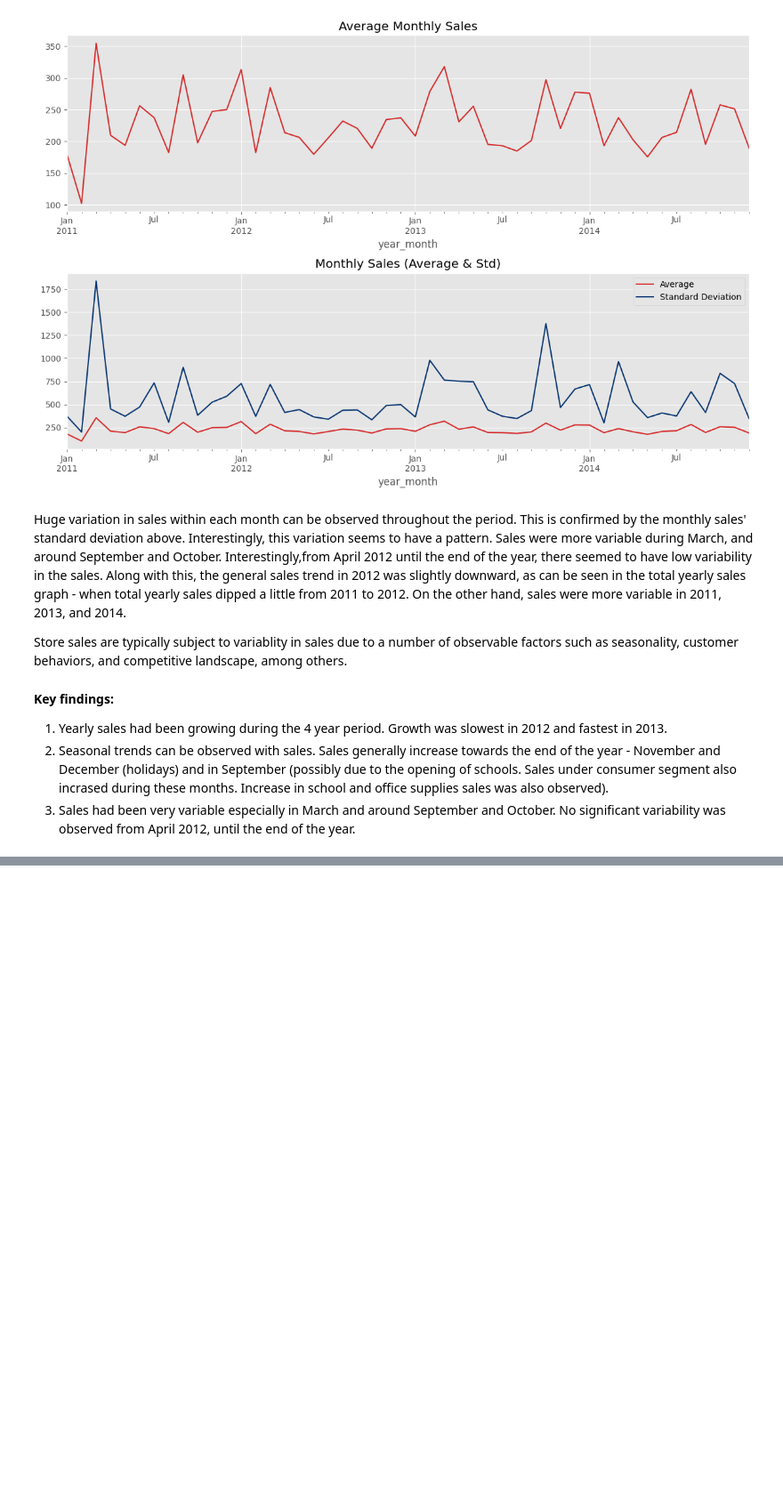
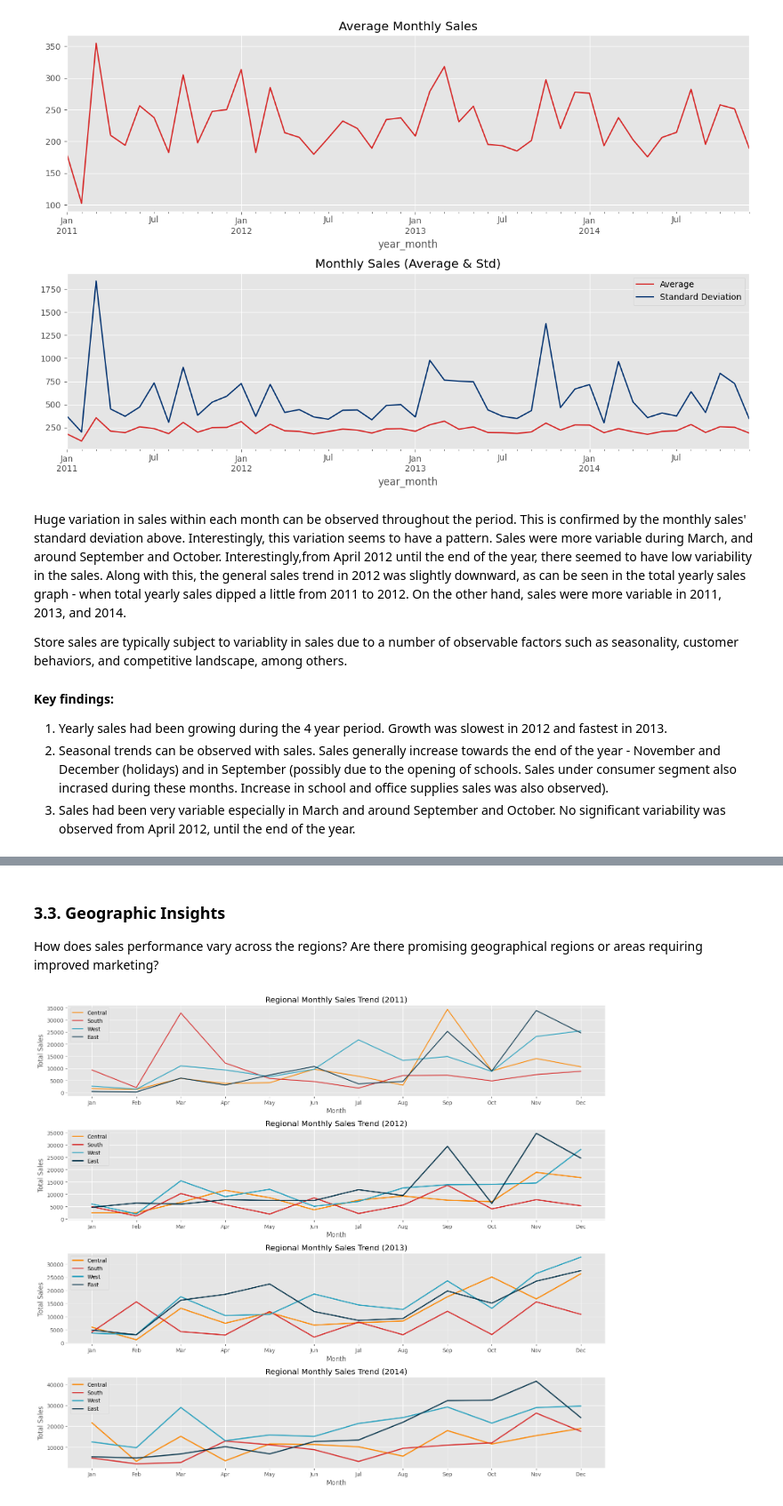
Before and after one commit to mantra0519/Retail_store_analysis, a Jupyter notebook: store_analysis.ipynb, the cells around one changed output, grey strips where cells are left out. Shown at 89% size. Saved outputs shown, nothing was run; the diff lists cells and outputs as text; code cells hidden in the pictures; blank space fills up the shorter version.

```diff
--- a/store_analysis.ipynb
+++ b/store_analysis.ipynb
@@ -332,0 +403,63 @@ Store sales are typically subject to variablity in sales due to a number of obse
+# %% [markdown]
+### **3.3. Geographic Insights**
+How does sales performance vary across the regions? Are there promising geographical regions or areas requiring improved marketing?
+# %%
+data11=data.query('year == 2011')
+data12=data.query('year == 2012')
+data13=data.query('year == 2013')
+data14=data.query('year == 2014')
+
+plt.figure(figsize=(15,13))
+
+plt.subplot(411)
+data11.query("Region == 'Central'").groupby('month')['Sales'].sum().plot(c='#fb8500',linewidth=1.5)
+data11.query("Region == 'South'").groupby('month')['Sales'].sum().plot(c='#d62828',linewidth=1.5)
+data11.query("Region == 'West'").groupby('month')['Sales'].sum().plot(c='#219ebc',linewidth=1.5)
+data11.query("Region == 'East'").groupby('month')['Sales'].sum().plot(c='#023047',linewidth=1.5)
+
+plt.title('Regional Monthly Sales Trend (2011)')
+plt.xlabel('Month')
+plt.ylabel('Total Sales')
+plt.xticks(ticks=np.arange(1,13,1),labels=['Jan','Feb','Mar','Apr','May','Jun','Jul','Aug','Sep','Oct','Nov','Dec'])
+plt.legend(['Central','South','West','East'])
+
+plt.subplot(412)
+data12.query("Region == 'Central'").groupby('month')['Sales'].sum().plot(c='#fb8500',linewidth=2)
+data12.query("Region == 'South'").groupby('month')['Sales'].sum().plot(c='#d62828',linewidth=2)
+data12.query("Region == 'West'").groupby('month')['Sales'].sum().plot(c='#219ebc',linewidth=2)
+data12.query("Region == 'East'").groupby('month')['Sales'].sum().plot(c='#023047',linewidth=2)
+
+plt.title('Regional Monthly Sales Trend (2012)')
+plt.xlabel('Month')
+plt.ylabel('Total Sales')
+plt.xticks(ticks=np.arange(1,13,1),labels=['Jan','Feb','Mar','Apr','May','Jun','Jul','Aug','Sep','Oct','Nov','Dec'])
+plt.legend(['Central','South','West','East'])
+
+plt.subplot(413)
+data13.query("Region == 'Central'").groupby('month')['Sales'].sum().plot(c='#fb8500',linewidth=2)
+data13.query("Region == 'South'").groupby('month')['Sales'].sum().plot(c='#d62828',linewidth=2)
+data13.query("Region == 'West'").groupby('month')['Sales'].sum().plot(c='#219ebc',linewidth=2)
+data13.query("Region == 'East'").groupby('month')['Sales'].sum().plot(c='#023047',linewidth=2)
+
+plt.title('Regional Monthly Sales Trend (2013)')
+plt.xlabel('Month')
+plt.ylabel('Total Sales')
+plt.xticks(ticks=np.arange(1,13,1),labels=['Jan','Feb','Mar','Apr','May','Jun','Jul','Aug','Sep','Oct','Nov','Dec'])
+plt.legend(['Central','South','West','East'])
+
+plt.subplot(414)
+data14.query("Region == 'Central'").groupby('month')['Sales'].sum().plot(c='#fb8500',linewidth=2)
+data14.query("Region == 'South'").groupby('month')['Sales'].sum().plot(c='#d62828',linewidth=2)
+data14.query("Region == 'West'").groupby('month')['Sales'].sum().plot(c='#219ebc',linewidth=2)
+data14.query("Region == 'East'").groupby('month')['Sales'].sum().plot(c='#023047',linewidth=2)
+
+plt.title('Regional Monthly Sales Trend (2014)')
+plt.xlabel('Month')
+plt.ylabel('Total Sales')
+plt.xticks(ticks=np.arange(1,13,1),labels=['Jan','Feb','Mar','Apr','May','Jun','Jul','Aug','Sep','Oct','Nov','Dec'])
+plt.legend(['Central','South','West','East'])
+
+plt.tight_layout()
+plt.show()
+# %% [output]
+[figure, added]
```
Also changed, not shown: parts of 16 cells of this notebook.
